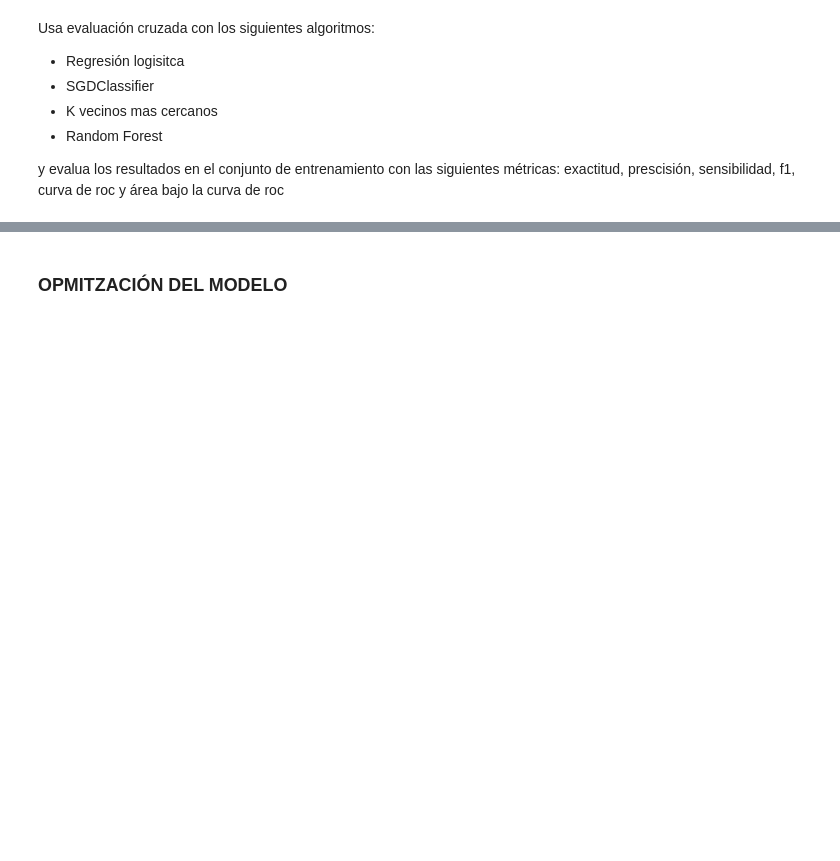
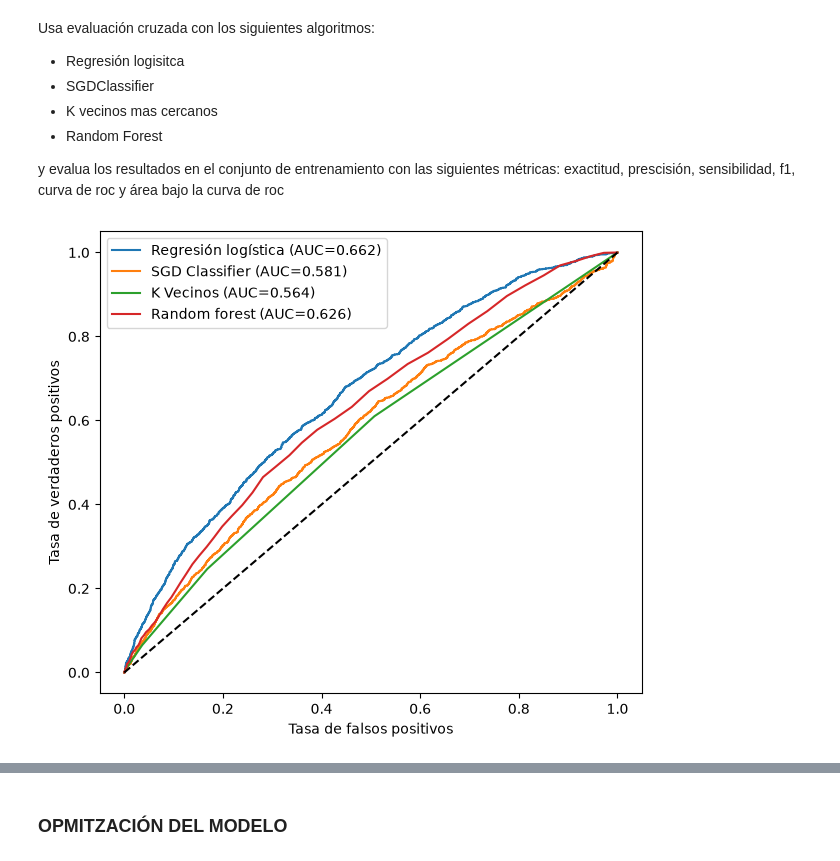
Before and after one commit to Raumeco/IABD-SAPA-Aprendizaje_supervisado, a Jupyter notebook: 2_8Ejercicios.ipynb, the cells around one changed output, grey strips where cells are left out. Saved outputs shown, nothing was run; the diff lists cells and outputs as text; code cells hidden in the pictures; blank space fills up the shorter version.

Commit message:
Ejercicios regresion

```diff
--- a/2_8Ejercicios.ipynb
+++ b/2_8Ejercicios.ipynb
@@ -148,3 +163,85 @@ Usa evaluación cruzada con los siguientes algoritmos:
 - Random Forest
 
  y evalua los resultados en el conjunto de entrenamiento con las siguientes métricas: exactitud, prescisión, sensibilidad, f1, curva de roc y área bajo la curva de roc
+# %%
+# Modelos a comparar: cada uno es un pipeline (preprocesado + clasificador)
+pipeline_regresion_logistica = make_pipeline(preprocessing, LogisticRegression(max_iter=1000))
+pipeline_sgd = make_pipeline(preprocessing, SGDClassifier(random_state=42))
+pipeline_knn = make_pipeline(preprocessing, KNeighborsClassifier())
+pipeline_random_forest = make_pipeline(preprocessing, RandomForestClassifier(random_state=42))
+
+
+def evaluar_modelo(nombre_modelo, pipeline, X_train, y_train):
+    # Clases predichas: para exactitud, precisión, sensibilidad y F1
+    clases_predichas = cross_val_predict(pipeline, X_train, y_train, cv=3)
+
+    # Puntuaciones: para la curva ROC y el AUC (Area Under Curve)
+    # (SGD no tiene predict_proba, así que se usa decision_function)
+    if hasattr(pipeline, "predict_proba"):
+        puntuaciones = cross_val_predict(
+            pipeline, X_train, y_train, cv=3, method="predict_proba"
+        )[:, 1]
+    else:
+        puntuaciones = cross_val_predict(
+            pipeline, X_train, y_train, cv=3, method="decision_function"
+        )
+
+    tasa_falsos_positivos, tasa_verdaderos_positivos, _ = roc_curve(y_train, puntuaciones)
+    area_bajo_curva_roc = auc(tasa_falsos_positivos, tasa_verdaderos_positivos)
+    plt.plot(
+        tasa_falsos_positivos,
+        tasa_verdaderos_positivos,
+        label=f"{nombre_modelo} (AUC={area_bajo_curva_roc:.3f})",
+    )
+
+    return {
+        "exactitud": accuracy_score(y_train, clases_predichas),
+        "precisión": precision_score(y_train, clases_predichas, zero_division=0),
+        "sensibilidad": recall_score(y_train, clases_predichas),
+        "f1": f1_score(y_train, clases_predichas),
+        "auc": area_bajo_curva_roc,
+    }
+
+plt.figure(figsize=(7, 6))
+
+metricas_por_modelo = {
+    "Regresión logística": evaluar_modelo("Regresión logística", pipeline_regresion_logistica, X_train, y_train),
+    "SGD Classifier": evaluar_modelo("SGD Classifier", pipeline_sgd, X_train, y_train),
+    "K Vecinos": evaluar_modelo("K Vecinos", pipeline_knn, X_train, y_train),
+    "Random forest": evaluar_modelo("Random forest", pipeline_random_forest, X_train, y_train),
+}
+
+plt.plot([0, 1], [0, 1], "k--")
+plt.xlabel("Tasa de falsos positivos")
+plt.ylabel("Tasa de verdaderos positivos")
+plt.legend()
+plt.show()
+
+pd.DataFrame(metricas_por_modelo).T.round(4)
+
+
+# Apuntes:
+# 	                |   El modelo dice “impago”	            |    El modelo dice “pagado”
+# ------------------|---------------------------------------|--------------------------------------------------
+# Realmente impago  |   Verdadero positivo (VP): acierto	|    Falso negativo (FN): impago que se le escapó
+# Realmente pagado	|   Falso positivo (FP): falsa alarma	|    Verdadero negativo (VN): acierto
+
+# Exactitud: de todos los préstamos, qué proporción acierta.
+# (VP + VN) / total
+# Es la más intuitiva y la más engañosa aquí. Un modelo que dijera siempre “pagado” acertaría 84 de 100 (84 %) sin detectar ningún impago.
+
+# Precisión: cuando el modelo dice “impago”, qué proporción de veces tiene razón.
+# VP / (VP + FP)
+# Mide la fiabilidad de las alarmas. Si es baja, el modelo marca como impagos muchos préstamos que en realidad se pagan.
+
+# Sensibilidad (recall): de los impagos reales, qué proporción detecta.
+# VP / (VP + FN)
+# Mide cuántos impagos se le escapan. Si es 0,10, el modelo solo ve 1 de cada 10. En este problema suele ser la más importante,
+# porque un impago no detectado es dinero perdido. El modelo que siempre dice “pagado” tiene sensibilidad 0.
+
+# F1: una sola nota que combina precisión y sensibilidad (su media armónica).
+# 2 · precisión · sensibilidad / (precisión + sensibilidad)
+# Hace falta porque las dos se compensan: si el modelo marca todo como impago, la sensibilidad es 1 pero la precisión es mínima.
+# La media armónica solo sale alta si ambas lo son, así que un valor bajo en una de las dos arrastra el F1.
+# %% [output]
+[figure, added]
```
Also changed, not shown: parts of 7 cells of this notebook, 1 other file.
